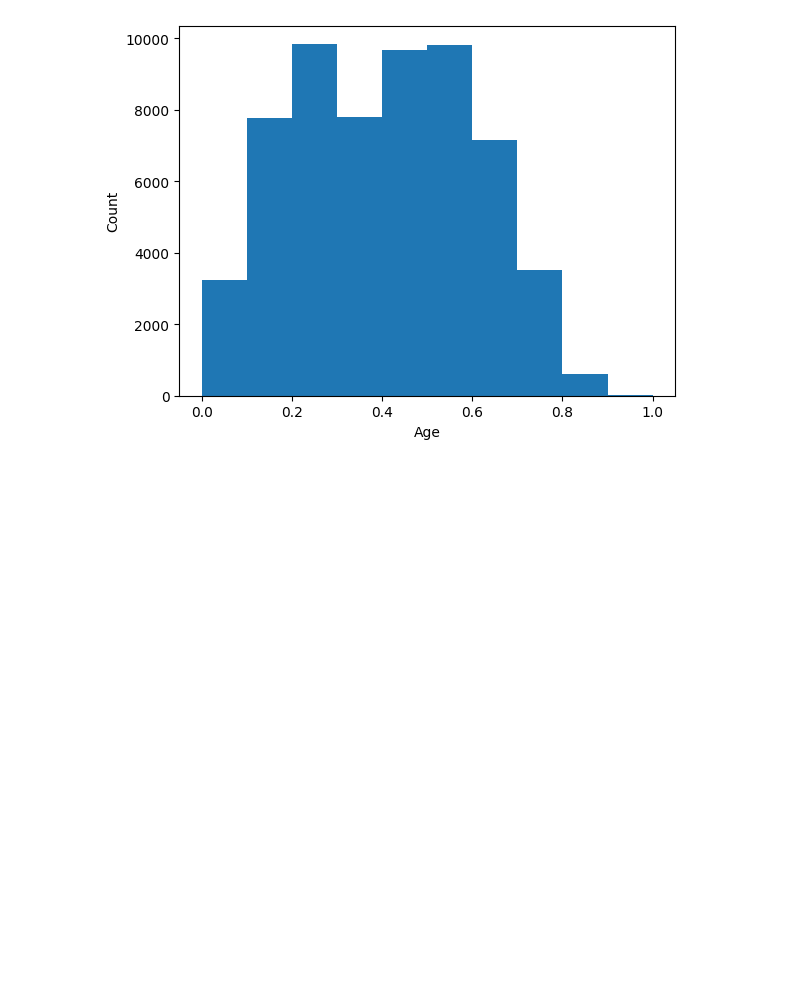
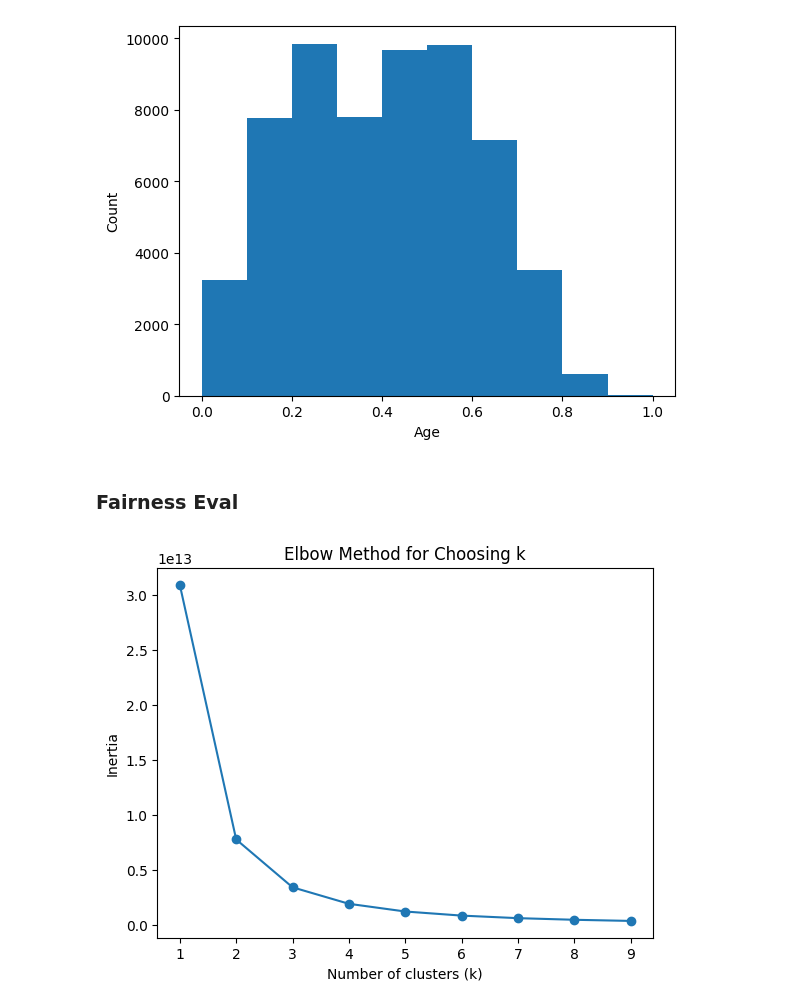
Before and after one commit to Ja-Tink/kaggle-prudential, a Jupyter notebook: code/analysis.ipynb, the cells around one changed output. Drawn from its saved outputs; the diff is of its cells as text; code cells hidden in the pictures; blank space fills up the shorter version.

```diff
--- a/code/analysis.ipynb
+++ b/code/analysis.ipynb
@@ -159,3 +174,5 @@ plt.ylabel("Count")
 plt.show()
 # %% [output]
 [figure]
+# %% [markdown]
+### Fairness Eval
@@ -161,0 +181,36 @@ plt.show()
+# %%
+import numpy as np
+import matplotlib.pyplot as plt
+from sklearn.cluster import KMeans
+
+#train_data = pd.read_csv("/content/drive/My Drive/RDS Final Project/kaggle-prudential/code/data/train.csv")
+
+train_data = pd.read_csv("data/train.csv")
+
+
+#preprocessing
+train_data['Product_Info_2_char'] = train_data.Product_Info_2.str[0]
+train_data['Product_Info_2_num'] = train_data.Product_Info_2.str[1]
+train_data['Product_Info_2'] = pd.factorize(train_data['Product_Info_2'])[0]
+train_data['Product_Info_2_char'] = pd.factorize(train_data['Product_Info_2_char'])[0]
+train_data['Product_Info_2_num'] = pd.factorize(train_data['Product_Info_2_num'])[0]
+train_data['BMI_Age'] = train_data['BMI'] * train_data['Ins_Age']
+med_keyword_columns = train_data.columns[train_data.columns.str.startswith('Medical_Keyword_')]
+train_data['Med_Keywords_Count'] = train_data[med_keyword_columns].sum(axis=1)
+train_data.apply(lambda x: sum(x.isnull()),1)
+train_data['countna'] = train_data.apply(lambda x: sum(x.isnull()),1)
+train_data.fillna(-1, inplace=True)
+train_data['Response'] = train_data['Response'].astype(int)
+
+inertias = []
+for k in range(1, 10):
+    kmeans = KMeans(n_clusters=k, random_state=0).fit(train_data.drop("Response", axis = 1, inplace = False))
+    inertias.append(kmeans.inertia_)
+
+plt.plot(range(1, 10), inertias, marker='o')
+plt.xlabel('Number of clusters (k)')
+plt.ylabel('Inertia')
+plt.title('Elbow Method for Choosing k')
+plt.show()
+# %% [output]
+[figure, added]
```
Also changed, not shown: parts of 21 cells of this notebook, 3 other files.
